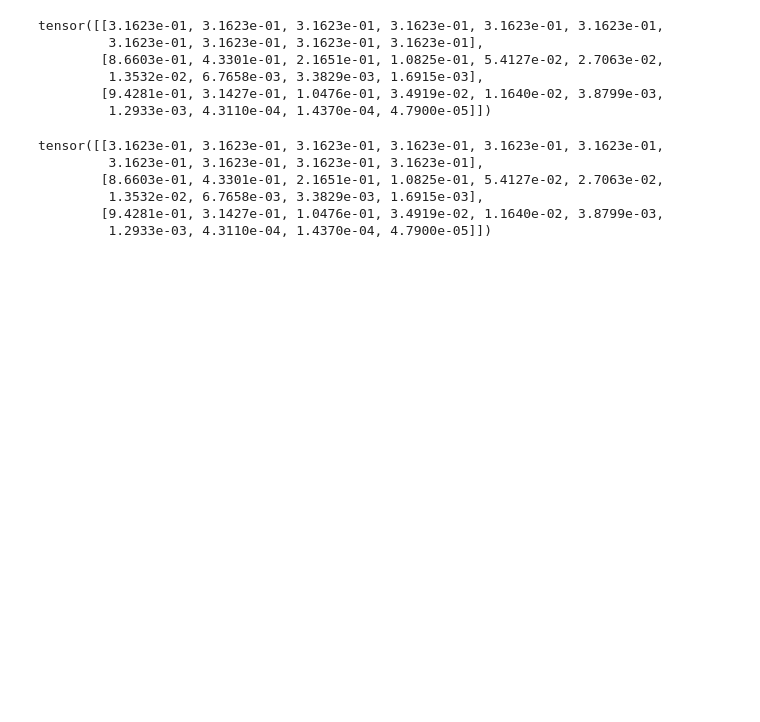
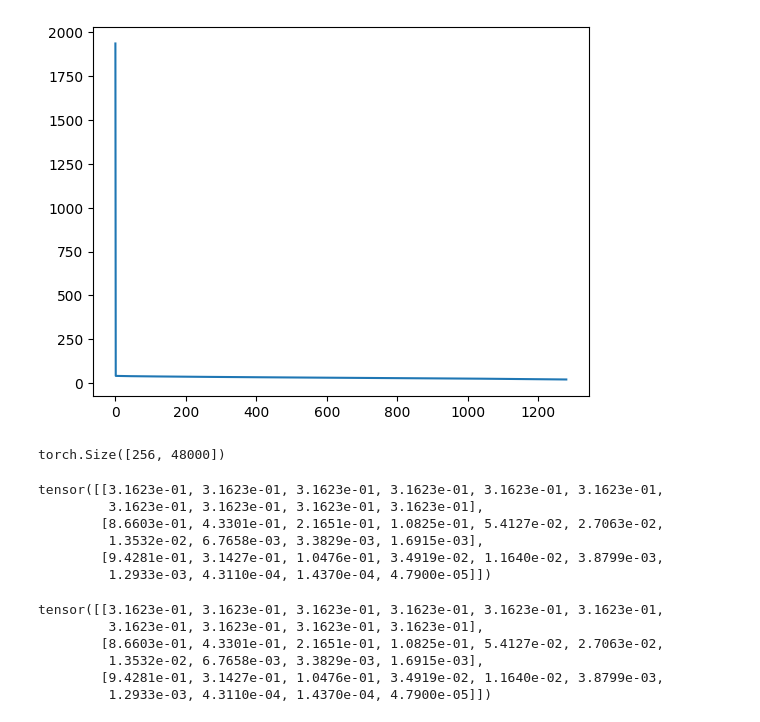
Before and after one commit to chaseez/LING-361-Final-Unsupervised-Speaker-Diarization, a Jupyter notebook: code/model-playground.ipynb, the cells around one changed output. Drawn from its saved outputs; the diff is of its cells as text; code cells hidden in the pictures; blank space fills up the shorter version.

```diff
--- a/code/model-playground.ipynb
+++ b/code/model-playground.ipynb
@@ -8,3 +23,13 @@ import math
+# %%
+plt.plot(np.arange(s.shape[0]), s)
+plt.show()
+# %% [output]
+[figure, added]
+# %%
+a = DataLoader(torch.ones(512, 48000), batch_size=256)
+next(iter(a)).shape
+# %% [output]
+torch.Size([256, 48000])
 # %%
 a = torch.tensor([[(i+1)**(-(j+1)) for j in range(-25,-15)] for i in range(3)]).reshape(3,10).float()
 unit_disk = torch.div(a, torch.norm(a, p=2, dim=1).view(-1,1))
```
Also changed, not shown: parts of 11 cells of this notebook, 10 other files.
